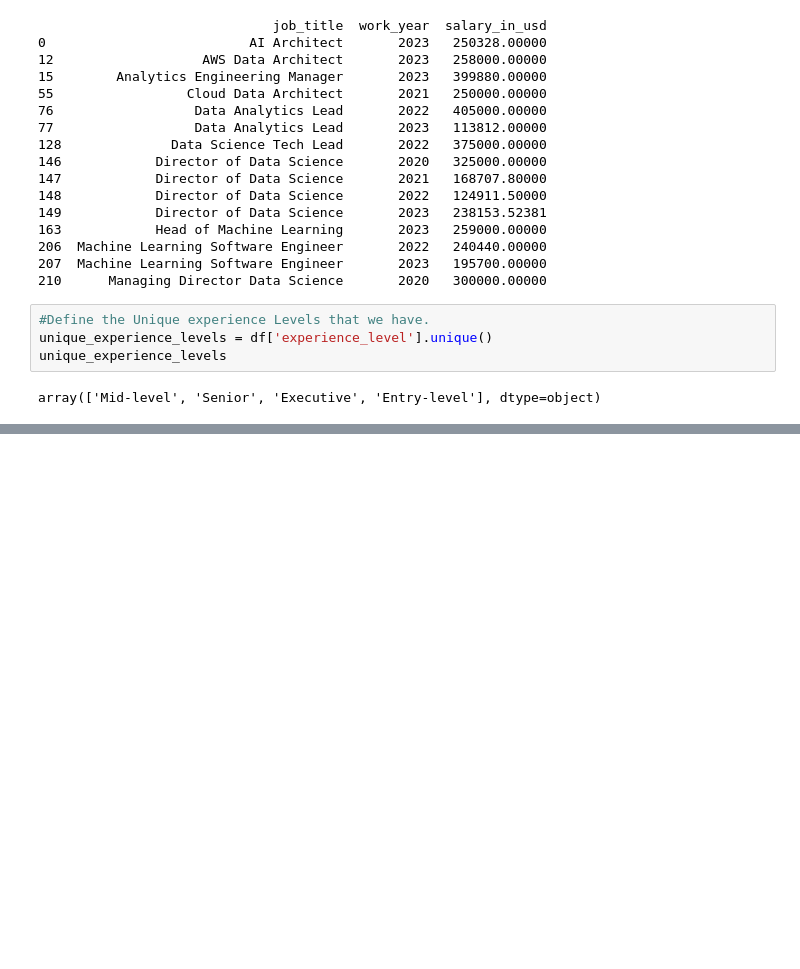
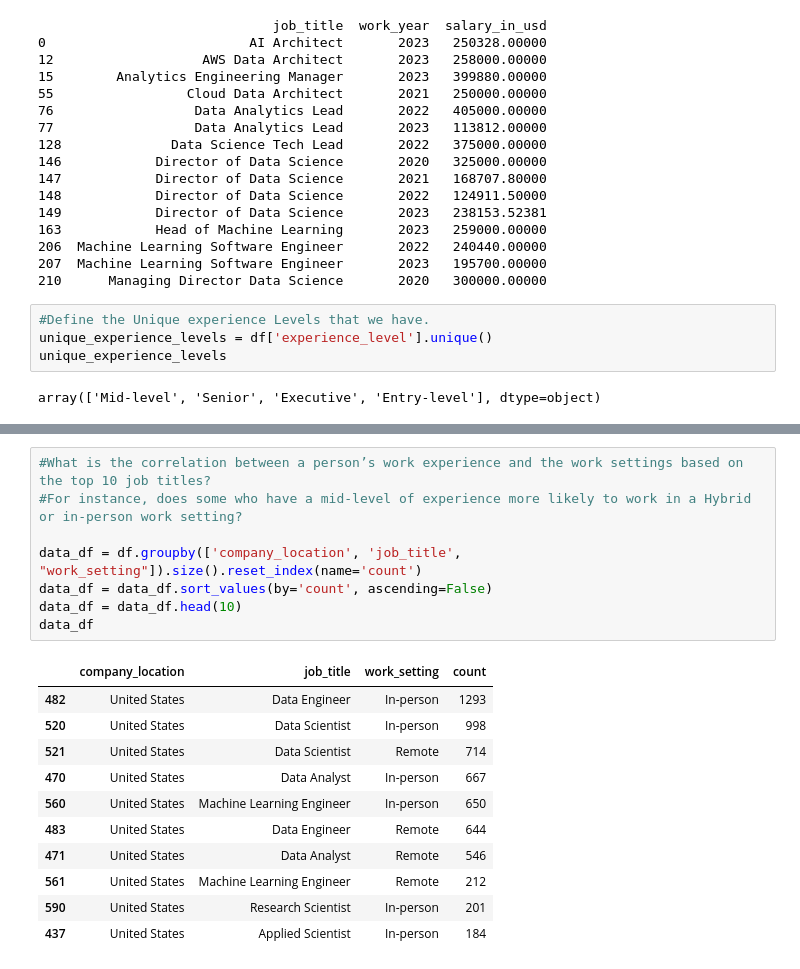
Before and after one commit to chonyeagoro/Project_-1, a Jupyter notebook: Jobs_salaries.ipynb, the cells around one changed output, grey strips where cells are left out. Cells and saved outputs as stored; diff of their text form; blank space fills up the shorter version.

```diff
--- a/Jobs_salaries.ipynb
+++ b/Jobs_salaries.ipynb
@@ -384,0 +395,20 @@ KeyError: 'experience_level'
+# %%
+#What is the correlation between a person’s work experience and the work settings based on the top 10 job titles?
+#For instance, does some who have a mid-level of experience more likely to work in a Hybrid or in-person work setting?
+
+data_df = df.groupby(['company_location', 'job_title', "work_setting"]).size().reset_index(name='count')
+data_df = data_df.sort_values(by='count', ascending=False)
+data_df = data_df.head(10)
+data_df
+# %% [output]
+|  | company_location | job_title | work_setting | count |
+| 482 | United States | Data Engineer | In-person | 1293 |
+| 520 | United States | Data Scientist | In-person | 998 |
+| 521 | United States | Data Scientist | Remote | 714 |
+| 470 | United States | Data Analyst | In-person | 667 |
+| 560 | United States | Machine Learning Engineer | In-person | 650 |
+| 483 | United States | Data Engineer | Remote | 644 |
+| 471 | United States | Data Analyst | Remote | 546 |
+| 561 | United States | Machine Learning Engineer | Remote | 212 |
+| 590 | United States | Research Scientist | In-person | 201 |
+| 437 | United States | Applied Scientist | In-person | 184 |
```
Also changed, not shown: parts of 7 cells of this notebook.
